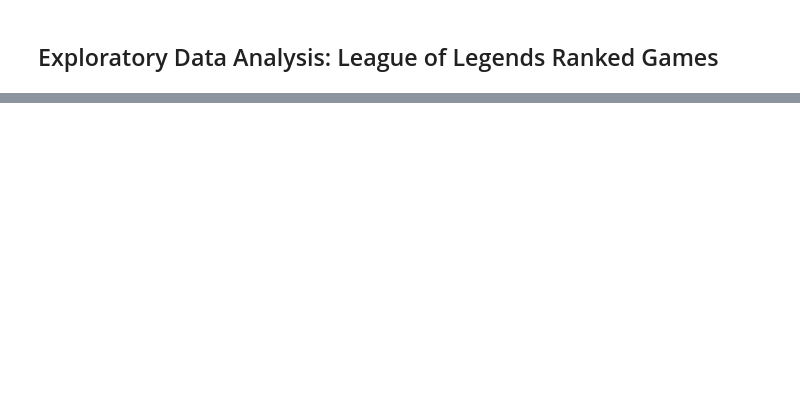
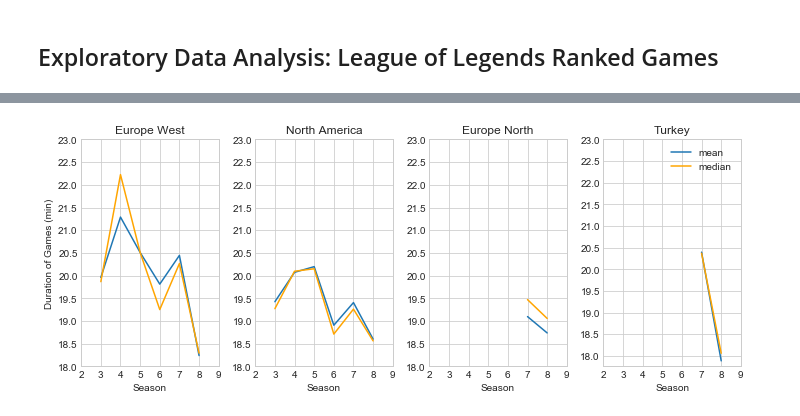
Before and after one commit to hctlee0812/Springboard, a Jupyter notebook: Exploratory Data Analysis.ipynb, the cells around one changed output, grey strips where cells are left out. Saved outputs shown, nothing was run; the diff lists cells and outputs as text; code cells hidden in the pictures; blank space fills up the shorter version.

```diff
--- a/Exploratory Data Analysis.ipynb
+++ b/Exploratory Data Analysis.ipynb
@@ -131,0 +111,60 @@ participants = participants_merged[['matchid']]
+# %%
+# Mean/median duration by season and region
+duration_mean_by_season_region = duration_df.groupby(by=['Season','Region']).mean() # mean duration of games by season
+duration_median_by_season_region = duration_df.groupby(by=['Season','Region']).median() # median duration of games by season
+
+# Splitting mean duration by season/region
+EW_mean_duration = duration_mean_by_season_region.query('Region == "Europe West"').reset_index()
+NA_mean_duration = duration_mean_by_season_region.query('Region == "North America"').reset_index()
+EN_mean_duration = duration_mean_by_season_region.query('Region == "Europe North"').reset_index()
+TK_mean_duration = duration_mean_by_season_region.query('Region == "Turkey"').reset_index()
+
+# Splitting median duration by season/region
+EW_median_duration = duration_median_by_season_region.query('Region == "Europe West"').reset_index()
+NA_median_duration = duration_median_by_season_region.query('Region == "North America"').reset_index()
+EN_median_duration = duration_median_by_season_region.query('Region == "Europe North"').reset_index()
+TK_median_duration = duration_median_by_season_region.query('Region == "Turkey"').reset_index()
+# %%
+plt.figure(figsize=(10,4))
+_ = plt.subplot(1,4,1)
+_ = plt.plot(EW_mean_duration.Season, EW_mean_duration.Duration, label = 'mean') # plot mean duration of games by season
+_ = plt.plot(EW_median_duration.Season,EW_median_duration.Duration, color= 'orange',label = 'median') # plot median duration of games by season
+_ = plt.xlabel('Season') # label x-axis
+_ = plt.ylabel('Duration of Games (min)') # label y-axis
+_ = plt.xlim([3,8])
+_ = plt.xticks([2,3,4,5,6,7,8,9])
+_ = plt.yticks([18,18.5,19,19.5,20,20.5,21,21.5, 22, 22.5,23])
+_ = plt.title('Europe West')
+
+
+_ = plt.subplot(1,4,2)
+_ = plt.plot(NA_mean_duration.Season, NA_mean_duration.Duration, label = 'mean') # plot mean duration of games by season
+_ = plt.plot(NA_median_duration.Season,NA_median_duration.Duration,color='orange', label = 'median') # plot median duration of games by season
+_ = plt.xlabel('Season') # label x-axis
+_ = plt.xlim([3,8])
+_ = plt.xticks([2,3,4,5,6,7,8,9])
+_ = plt.yticks([18,18.5,19,19.5,20,20.5,21,21.5, 22, 22.5,23])
+_ = plt.title('North America')
+
+_ = plt.subplot(1,4,3)
+_ = plt.plot(EN_mean_duration.Season, EN_mean_duration.Duration, label = 'mean') # plot mean duration of games by season
+_ = plt.plot(EN_median_duration.Season,EN_median_duration.Duration,color='orange', label = 'median') # plot median duration of games by season
+_ = plt.xlabel('Season') # label x-axis
+_ = plt.xlim([3,8])
+_ = plt.xticks([2,3,4,5,6,7,8,9])
+_ = plt.yticks([18,18.5,19,19.5,20,20.5,21,21.5, 22, 22.5,23])
+_ = plt.title('Europe North')
+
+_ = plt.subplot(1,4,4)
+_ = plt.plot(TK_mean_duration.Season, TK_mean_duration.Duration, label = 'mean') # plot mean duration of games by season
+_ = plt.plot(TK_median_duration.Season,TK_median_duration.Duration, color='orange',label = 'median') # plot median duration of games by season
+_ = plt.xlabel('Season') # label x-axis
+_ = plt.xlim([3,8])
+_ = plt.xticks([2,3,4,5,6,7,8,9])
+_ = plt.yticks([18,18.5,19,19.5,20,20.5,21,21.5, 22, 22.5,23])
+_ = plt.legend(loc = 'best')
+_ = plt.title('Turkey')
+
+_ = plt.tight_layout()
+# %% [output]
+[figure, added]
```
Also changed, not shown: parts of 67 cells of this notebook.
